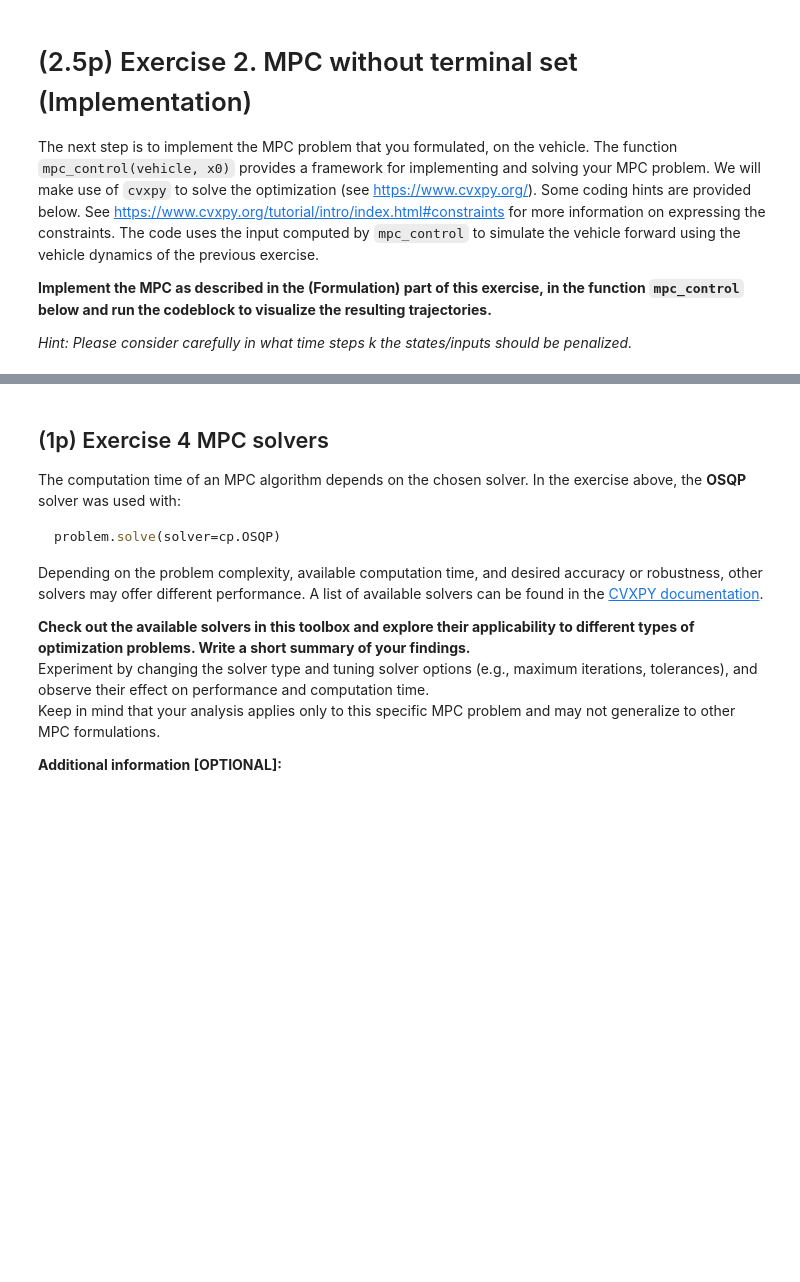
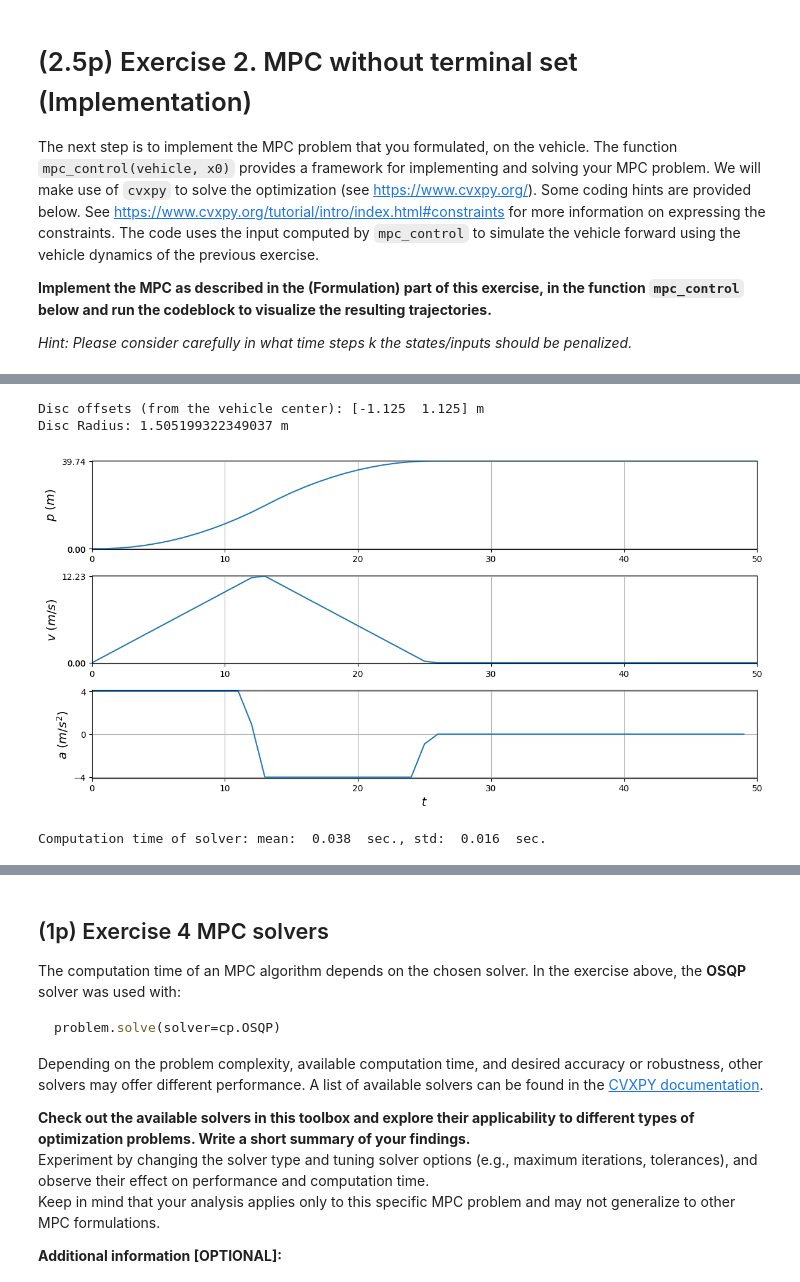
Before and after one commit to Gralerfics/TUD-RO47005-Planning-and-Decision-Making-Assignments, a Jupyter notebook: source/assignment1/assignment1.ipynb, the cells around one changed output, grey strips where cells are left out. Saved outputs shown, nothing was run; the diff lists cells and outputs as text; code cells hidden in the pictures; blank space fills up the shorter version.

```diff
--- a/source/assignment1/assignment1.ipynb
+++ b/source/assignment1/assignment1.ipynb
@@ -499,13 +526,20 @@ def mpc_control_invariant(vehicle, N, x_init, x_target, A_cc, b_cc, solver_type=
         # TODO: Copy your solution of Ex. 2 here and add the linear collision avoidance constraint
         # Note that A_cc and b_cc are available here
         # YOUR CODE HERE
-        raise NotImplementedError()
+        cost += weight_tracking * (x[0, k] - x_target[0]) ** 2
+        cost += weight_input @ u[:, k] ** 2
 
+        if k < N - 1:
+            constraints += [x[:, k + 1] == vehicle.A @ x[:, k] + vehicle.B @ u[:, k]]
+            constraints += [x[0, k] >= -1, x[0, k] <= 100]
+            constraints += [x[1, k] >= -10, x[1, k] <= 25]
+            constraints += [u[:, k] >= -4, u[:, k] <= 4]
 
+        constraints += [A_cc @ x[:, k] <= b_cc]
 
     # TODO: Copy your solution of Ex. 2 here
     # YOUR CODE HERE
-    raise NotImplementedError()
+    constraints += [x[:, 0] == x_init]
 
     # Solves the problem
     problem = cp.Problem(cp.Minimize(cost), constraints)
@@ -540,31 +574,41 @@ vehicle_length = 4.5
 vehicle_width = 2.0
 
 # Let's position the discs equally spaced
 # Then define the offset
 disc_offset = np.zeros(n_discs)
 for disc in range(n_discs):
     disc_offset[disc] = -vehicle_length/2. + (vehicle_length)/(n_discs*2.) + vehicle_length/n_discs*disc
 
 
 disc_radius = math.sqrt((vehicle_length / n_discs / 2.)**2 + (vehicle_width / 2.) ** 2)
 print('Disc offsets (from the vehicle center): {} m\nDisc Radius: {} m'.format(disc_offset, disc_radius))
 
 # Exercise 3: Computing the linear collision avoidance constraint
 # Your code should set A_cc and b_cc which are passed to the solver
 # (you can uncomment the lines below and remove the "NotImplementedError")
 # A_cc =
 # b_cc =
 # YOUR CODE HERE
-raise NotImplementedError()
+A_cc = np.array([
+    [1., 0.]
+])
+b_cc = np.array([
+    x_other_vehicle[0, 0] + disc_offset[0] - disc_radius - disc_offset[1] - disc_radius
+])
 
 # Get the vehicle dynamics
 vehicle = vehicle_dynamics(dt)
 
 controller = lambda x_init: controller_wrapper(vehicle, N, x_init, x_target, A_cc, b_cc)
 states, inputs, plans, timesteps, _ = simulation.simulate(vehicle, dt, T, x_initial, x_target, N, controller)
 print("Computation time of solver: mean: ", np.round(np.mean(computation_times), 3), " sec., std: ",
       np.round(np.std(computation_times), 3), " sec.")
 
 # Animate the result
 anim = animation.make_animation(timesteps, states, plans, x_target, 0, True, x_other_vehicle, disc_radius, disc_offset)
 HTML(anim.to_html5_video())
+# %% [output]
+Disc offsets (from the vehicle center): [-1.125  1.125] m
+Disc Radius: 1.505199322349037 m
+[figure, added]
+Computation time of solver: mean:  0.038  sec., std:  0.016  sec.
```
Also changed, not shown: parts of 13 cells of this notebook.
